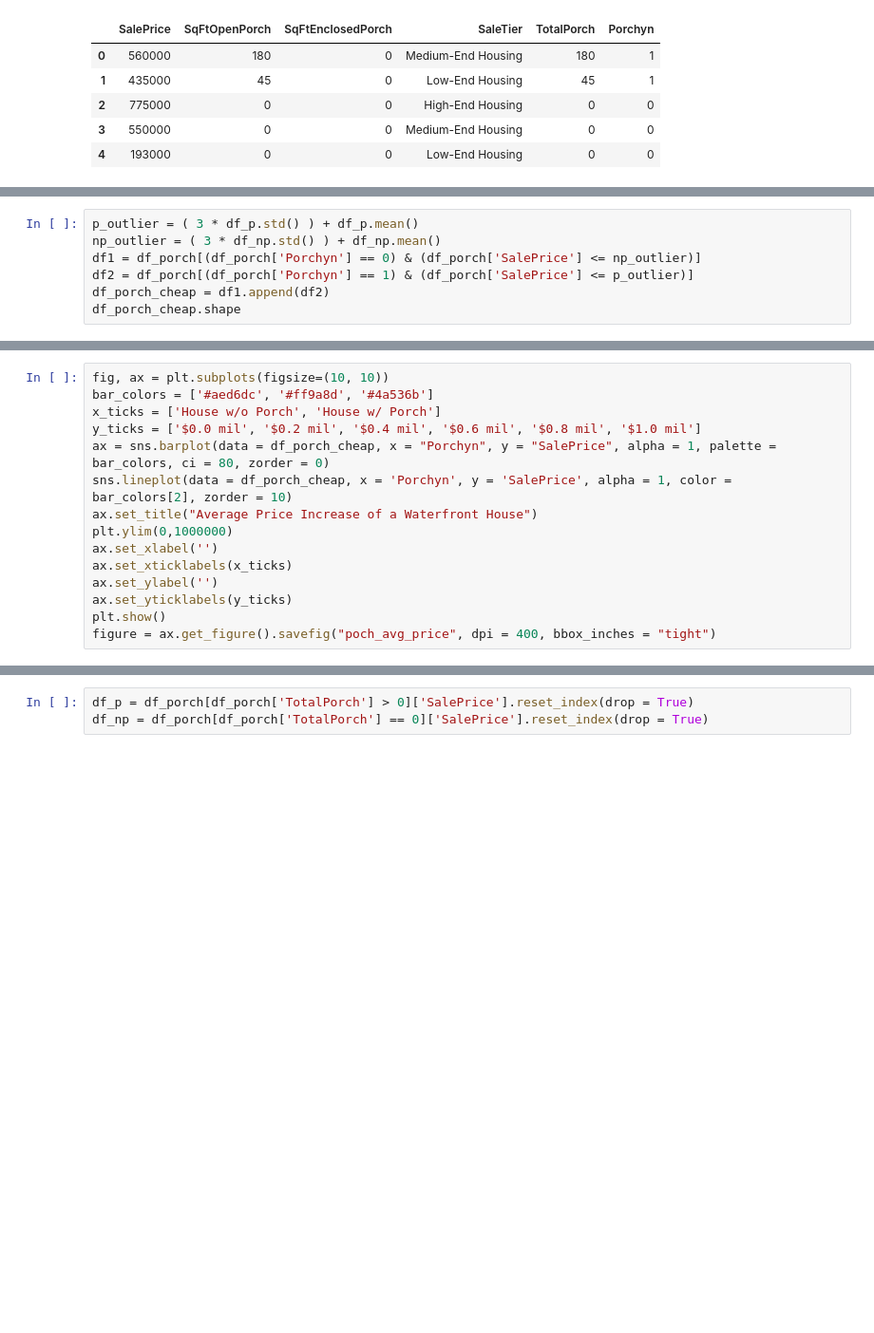
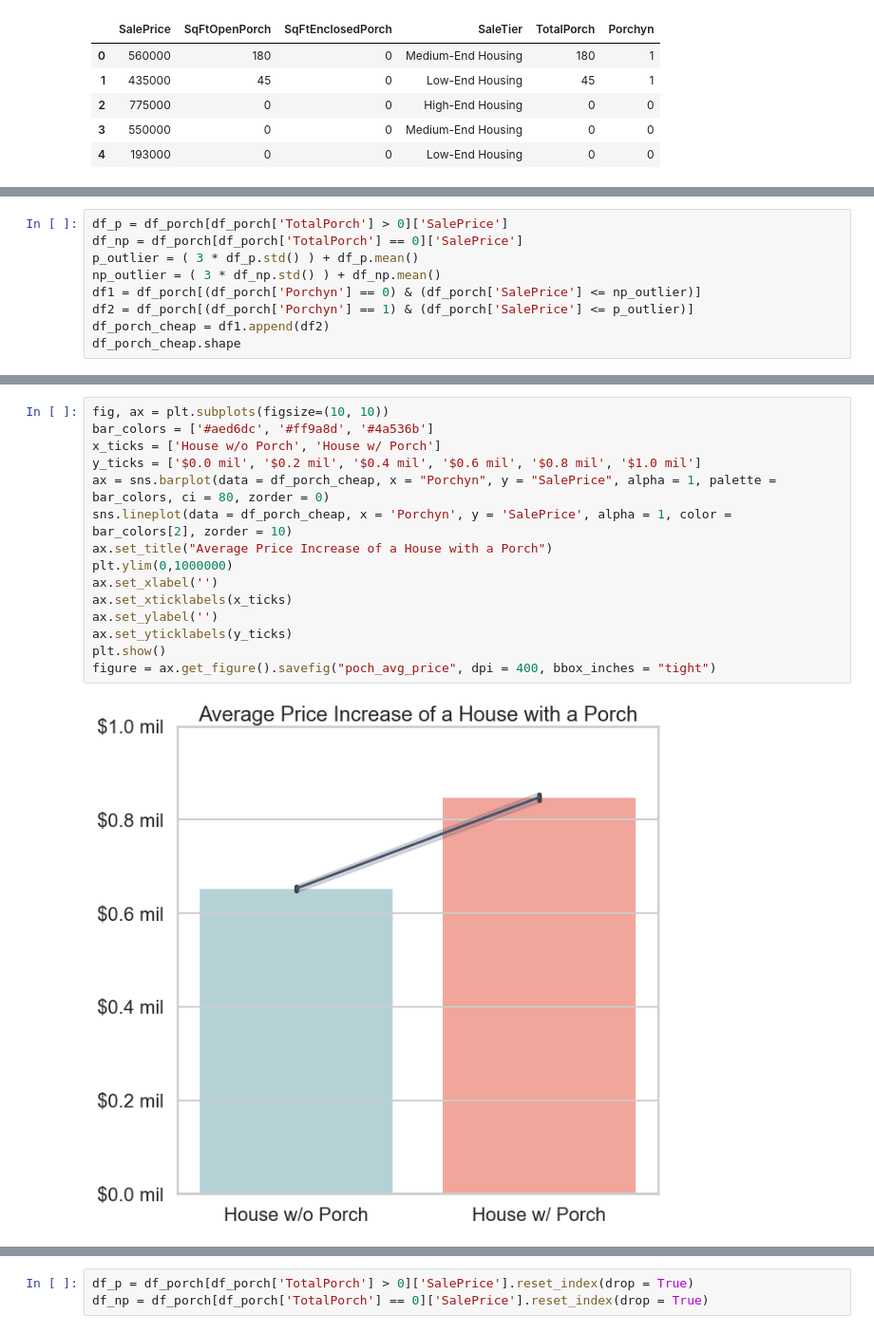
Before and after one commit to ghPRao/phase_2_project_chicago-sf-seattle-ds-082420, a Jupyter notebook: andrew_PR_EDA.ipynb, the cells around one changed output, grey strips where cells are left out. Shown at 95% size. Cells and saved outputs as stored; diff of their text form; blank space fills up the shorter version.

Commit message:
fixed porch plot title

```diff
--- a/andrew_PR_EDA.ipynb
+++ b/andrew_PR_EDA.ipynb
@@ -665,4 +681,6 @@ df_porch.head()
 # %%
+df_p = df_porch[df_porch['TotalPorch'] > 0]['SalePrice']
+df_np = df_porch[df_porch['TotalPorch'] == 0]['SalePrice']
 p_outlier = ( 3 * df_p.std() ) + df_p.mean()
 np_outlier = ( 3 * df_np.std() ) + df_np.mean()
 df1 = df_porch[(df_porch['Porchyn'] == 0) & (df_porch['SalePrice'] <= np_outlier)]
@@ -681,15 +719,17 @@ fsm_results.summary()
 # %%
 fig, ax = plt.subplots(figsize=(10, 10))
 bar_colors = ['#aed6dc', '#ff9a8d', '#4a536b']
 x_ticks = ['House w/o Porch', 'House w/ Porch']
 y_ticks = ['$0.0 mil', '$0.2 mil', '$0.4 mil', '$0.6 mil', '$0.8 mil', '$1.0 mil']
 ax = sns.barplot(data = df_porch_cheap, x = "Porchyn", y = "SalePrice", alpha = 1, palette = bar_colors, ci = 80, zorder = 0)
 sns.lineplot(data = df_porch_cheap, x = 'Porchyn', y = 'SalePrice', alpha = 1, color = bar_colors[2], zorder = 10)
-ax.set_title("Average Price Increase of a Waterfront House")
+ax.set_title("Average Price Increase of a House with a Porch")
 plt.ylim(0,1000000)
 ax.set_xlabel('')
 ax.set_xticklabels(x_ticks)
 ax.set_ylabel('')
 ax.set_yticklabels(y_ticks)
 plt.show()
 figure = ax.get_figure().savefig("poch_avg_price", dpi = 400, bbox_inches = "tight")
+# %% [output]
+[figure, added]
```
Also changed, not shown: parts of 35 cells of this notebook.
